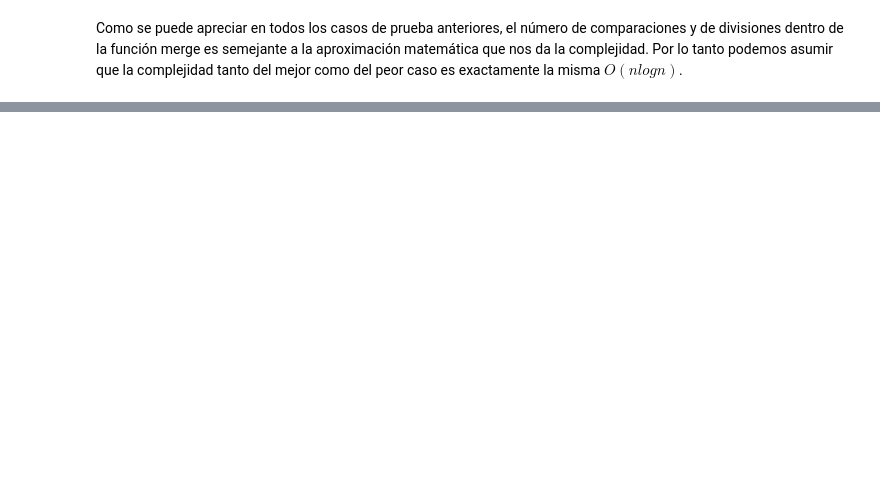
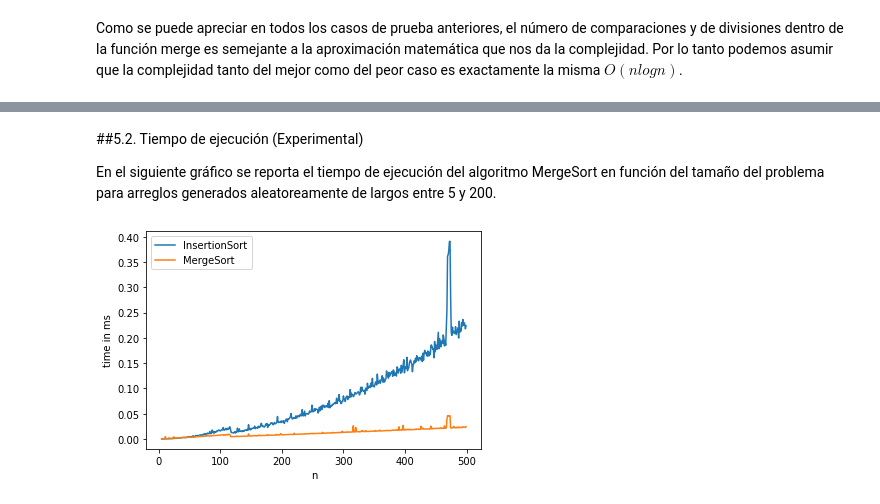
Before and after one commit to LosPowerPeralta/ADA-Informes-Matias, a Jupyter notebook: Informe_MergeSort.ipynb, the cells around one changed output, grey strips where cells are left out. Saved outputs shown, nothing was run; the diff lists cells and outputs as text; code cells hidden in the pictures; blank space fills up the shorter version.

```diff
--- a/Informe_MergeSort.ipynb
+++ b/Informe_MergeSort.ipynb
@@ -233,0 +371,31 @@ Para nuestro segundo caso, considerando que nuestra función MergeSort recibe un
+# %% [markdown]
+##5.2. Tiempo de ejecución (Experimental)
+
+En el siguiente gráfico se reporta el tiempo de ejecución del algoritmo MergeSort en función del tamaño del problema para arreglos generados aleatoreamente de largos entre 5 y 200.
+# %%
+x=[]; y=[]
+y2=[]
+
+for n in range(5,500):
+
+  a = rd.sample(range(1, 1000), n)
+  b = a.copy()
+
+  #la función repeat está ejecutando 20 veces bubble_sort con el arreglo a y retorna el mejor tiepo obtenido.
+  t = repeat(setup="from __main__ import InsertionSort", stmt=f"InsertionSort({a})", repeat=1, number=10)
+  t2 = repeat(setup="from __main__ import MergeSort", stmt=f"MergeSort({a})", repeat=1, number=10)
+
+  x.append(n)
+  y.append(t)
+  y2.append(t2)
+
+
+plt.plot(x,y)
+plt.plot(x,y2)
+plt.legend(["InsertionSort", "MergeSort"])
+
+plt.xlabel('n')
+plt.ylabel('time in ms')
+plt.show()
+# %% [output]
+[figure, added]
```
Also changed, not shown: parts of 13 cells of this notebook.
